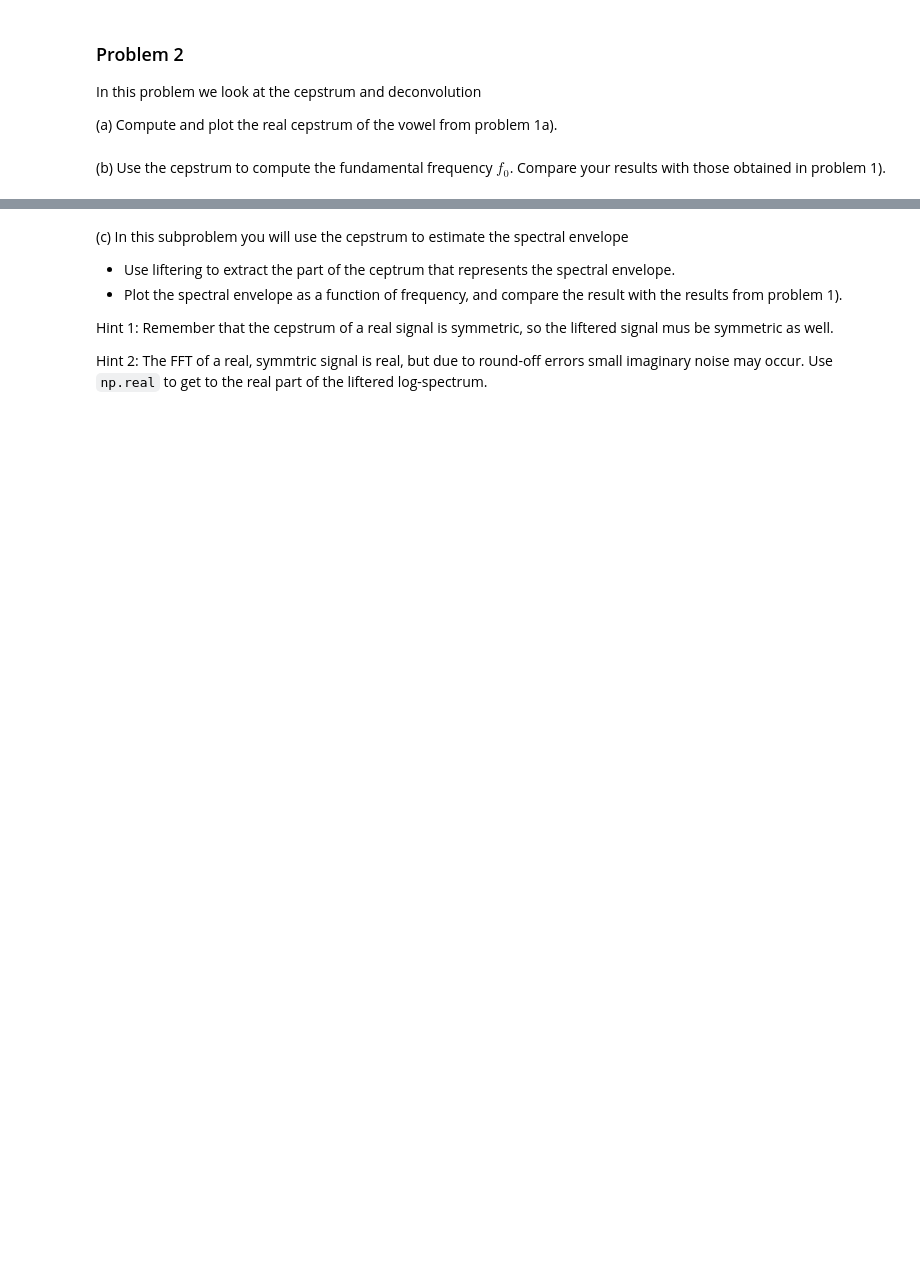
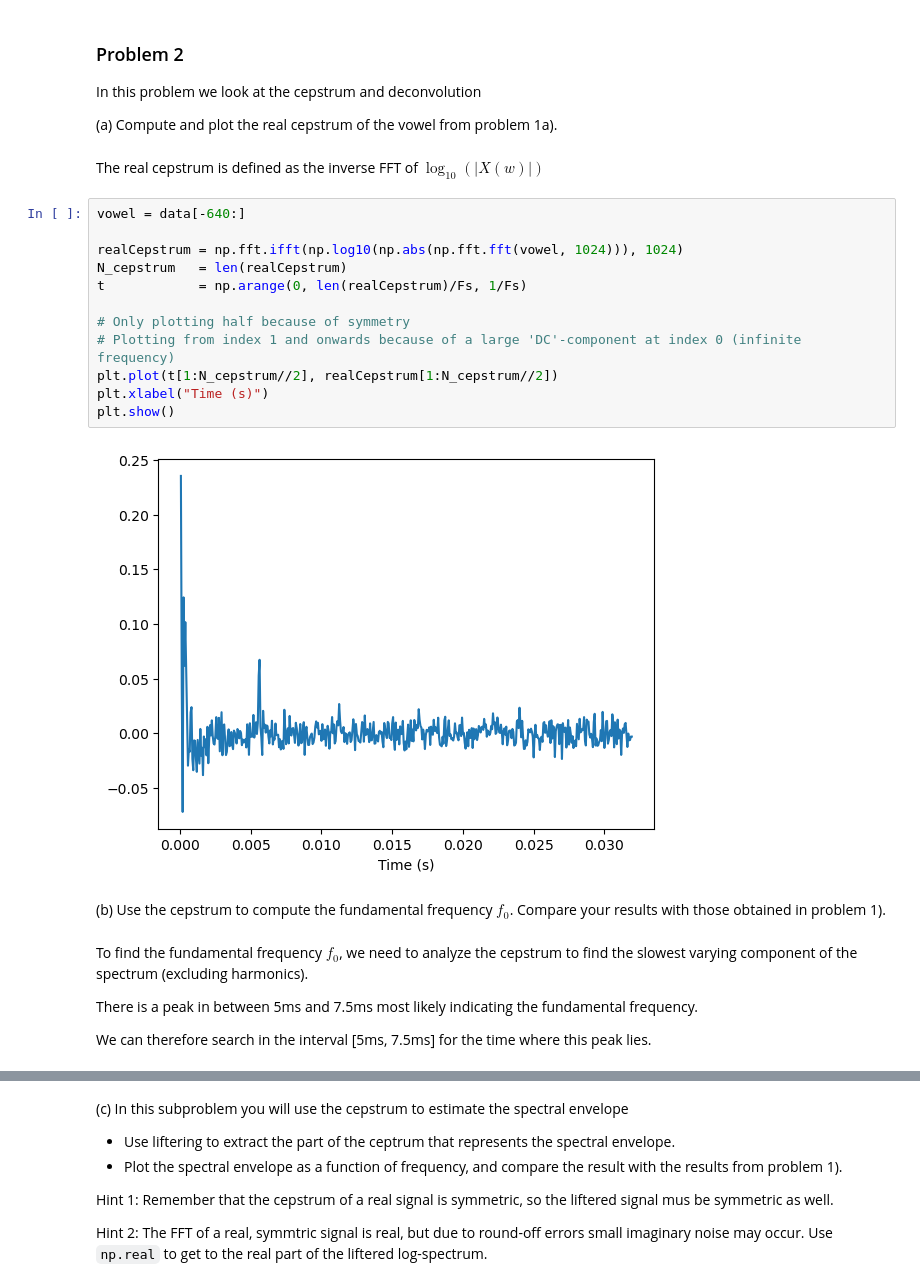
Before and after one commit to martinfsl/TTT4185, a Jupyter notebook: Assignments/Assignment_1/TTT4185_assignment_1.ipynb, the cells around one changed output, grey strips where cells are left out. Cells and saved outputs as stored; diff of their text form; blank space fills up the shorter version.

```diff
--- a/Assignments/Assignment_1/TTT4185_assignment_1.ipynb
+++ b/Assignments/Assignment_1/TTT4185_assignment_1.ipynb
@@ -192,5 +194,27 @@ Why is this?
 In this problem we look at the cepstrum and deconvolution
 
 (a) Compute and plot the real cepstrum of the vowel from problem 1a).
+# %% [markdown]
+The real cepstrum is defined as the inverse FFT of $\log_{10}(|X(w)|)$
+# %%
+vowel = data[-640:]
+
+realCepstrum = np.fft.ifft(np.log10(np.abs(np.fft.fft(vowel, 1024))), 1024)
+N_cepstrum   = len(realCepstrum)
+t            = np.arange(0, len(realCepstrum)/Fs, 1/Fs)
+
+# Only plotting half because of symmetry
+# Plotting from index 1 and onwards because of a large 'DC'-component at index 0 (infinite frequency)
+plt.plot(t[1:N_cepstrum//2], realCepstrum[1:N_cepstrum//2])
+plt.xlabel("Time (s)")
+plt.show()
+# %% [output]
+[figure, added]
 # %% [markdown]
 (b) Use the cepstrum to compute the fundamental frequency $f_0$. Compare your results with those obtained in problem 1).
+# %% [markdown]
+To find the fundamental frequency $f_0$, we need to analyze the cepstrum to find the slowest varying component of the spectrum (excluding harmonics).
+
+There is a peak in between 5ms and 7.5ms most likely indicating the fundamental frequency.
+
+We can therefore search in the interval [5ms, 7.5ms] for the time where this peak lies.
```
Also changed, not shown: parts of 24 cells of this notebook.
